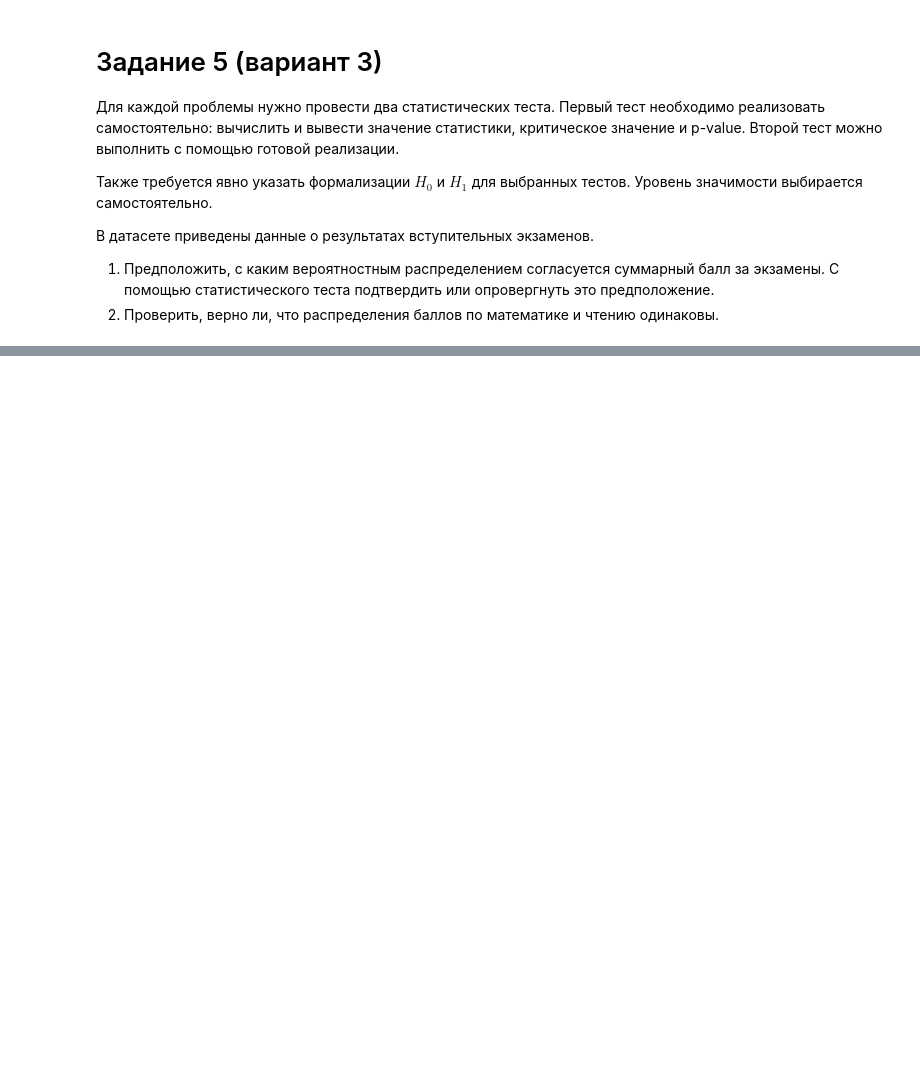
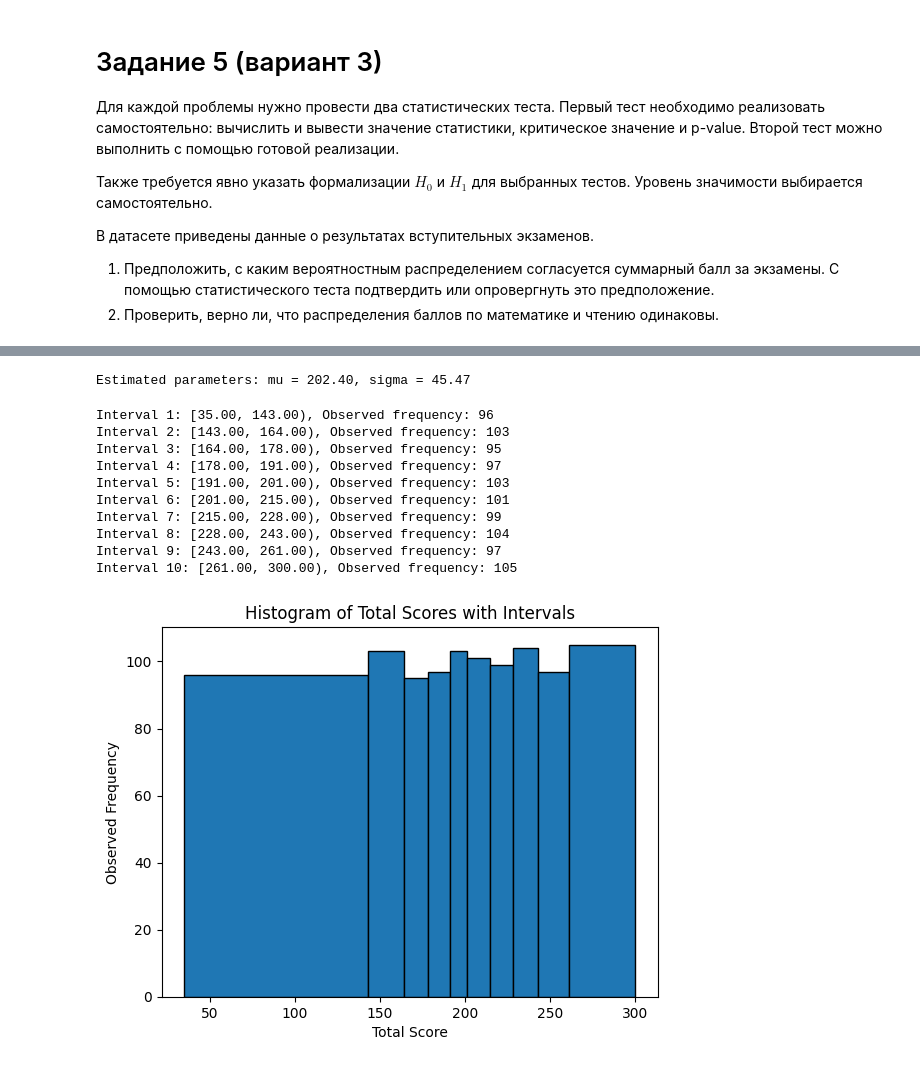
Before and after one commit to vorandpav/TVIPS, a Jupyter notebook: Lab2/2_Shakina_Vorobev_J3211.ipynb, the cells around one changed output, grey strips where cells are left out. Saved outputs shown, nothing was run; the diff lists cells and outputs as text; code cells hidden in the pictures; blank space fills up the shorter version.

```diff
--- a/Lab2/2_Shakina_Vorobev_J3211.ipynb
+++ b/Lab2/2_Shakina_Vorobev_J3211.ipynb
@@ -1255,0 +1366,35 @@ $$
+# %%
+# Оцениваем параметры нормального распределения по данным
+total_scores = m + r + w
+mu_hat = np.mean(total_scores)
+sigma_hat = np.std(total_scores, ddof=1)
+
+print(f"Estimated parameters: mu = {mu_hat:.2f}, sigma = {sigma_hat:.2f}")
+# %% [output]
+Estimated parameters: mu = 202.40, sigma = 45.47
+# %%
+# Разбиваем данные на k интервалов по квантилям
+k = 10
+edges = np.quantile(total_scores, np.linspace(0, 1, k + 1))
+observed_freq, _ = np.histogram(total_scores, bins=edges)
+
+for i in range(k):
+    print(f"Interval {i + 1}: [{edges[i]:.2f}, {edges[i + 1]:.2f}), Observed frequency: {observed_freq[i]}")
+
+plt.hist(total_scores, bins=edges, edgecolor='black')
+plt.xlabel("Total Score")
+plt.ylabel("Observed Frequency")
+plt.title("Histogram of Total Scores with Intervals")
+plt.show()
+# %% [output]
+Interval 1: [35.00, 143.00), Observed frequency: 96
+Interval 2: [143.00, 164.00), Observed frequency: 103
+Interval 3: [164.00, 178.00), Observed frequency: 95
+Interval 4: [178.00, 191.00), Observed frequency: 97
+Interval 5: [191.00, 201.00), Observed frequency: 103
+Interval 6: [201.00, 215.00), Observed frequency: 101
+Interval 7: [215.00, 228.00), Observed frequency: 99
+Interval 8: [228.00, 243.00), Observed frequency: 104
+Interval 9: [243.00, 261.00), Observed frequency: 97
+Interval 10: [261.00, 300.00), Observed frequency: 105
+[figure, added]
```
Also changed, not shown: parts of 48 cells of this notebook, 1 other file.
